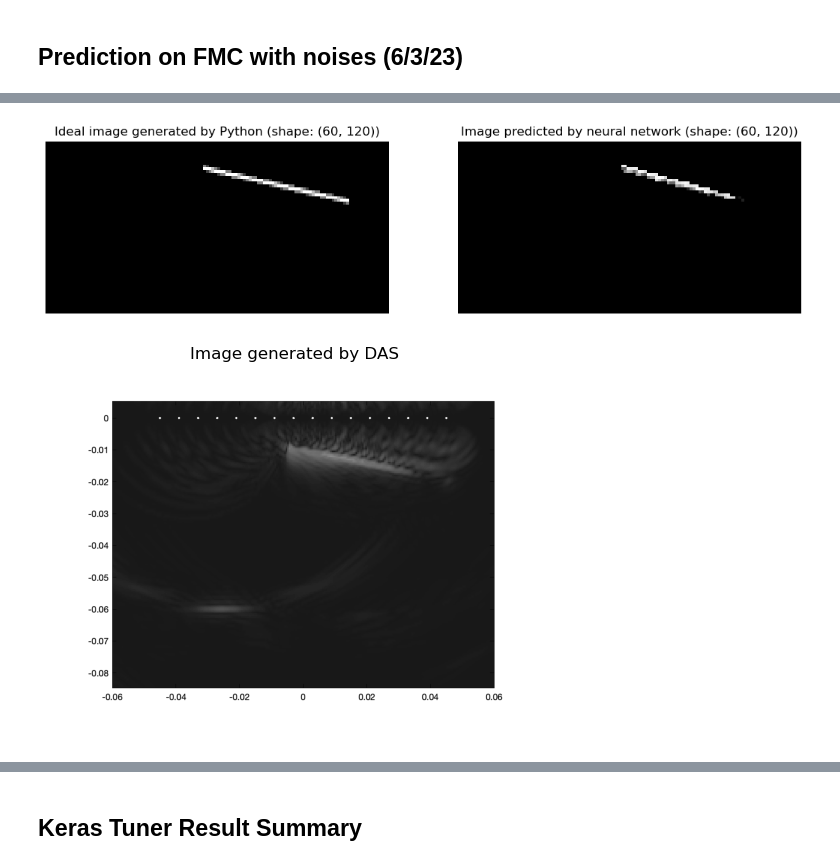
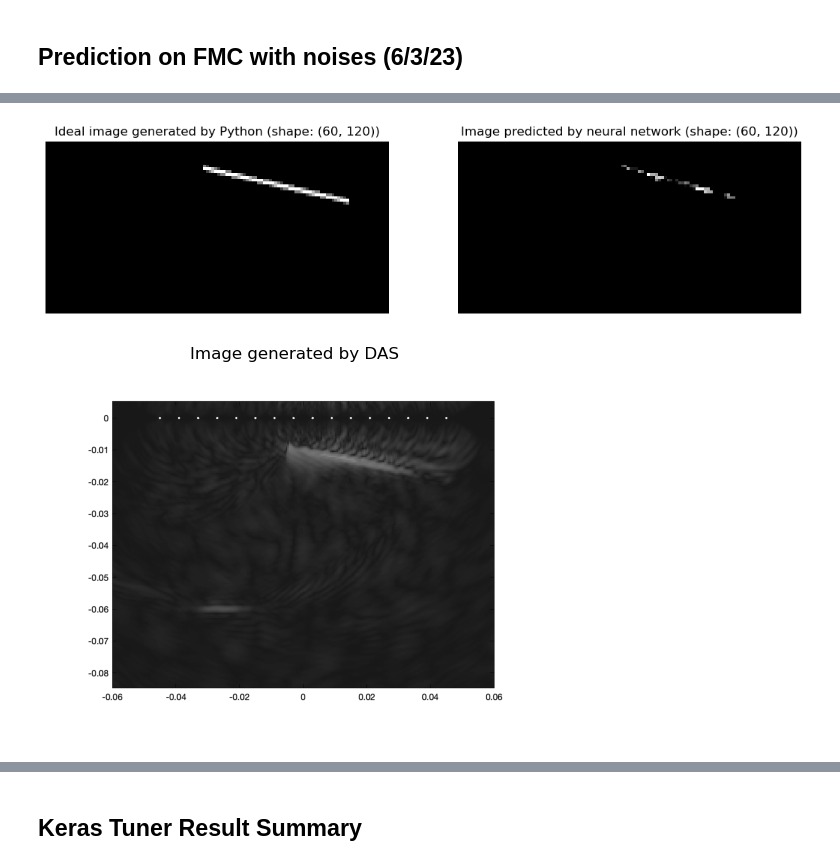
Before and after one commit to MC-Kangan/FYP_Ultrasound_Imaging_ML, a Jupyter notebook: Model_tester.ipynb, the cells around one changed output, grey strips where cells are left out. Saved outputs shown, nothing was run; the diff lists cells and outputs as text; code cells hidden in the pictures.

```diff
--- a/Model_tester.ipynb
+++ b/Model_tester.ipynb
@@ -48,7 +48,8 @@ tf.config.experimental.list_physical_devices()
 # filename = 'cnn3d_v3_1000_5_1.75e-14_50_pooling-lr_100.pkl'
 
 filename = 'cnn3d_v3_2000_5_1.75e-14_50_kt-all_100.pkl'
-info = model_namer_description(filename)
+# filename = '3D_2450_o7167535.pkl'
+# info = model_namer_description(filename)
 model = load_ml_model(filename)
 model.summary()
 # %% [output]
@@ -314,6 +317,6 @@ def check_result_with_noise(model, filename):
     plt.axis('off')
     plt.show()
 
-check_result_with_noise(model, filename = 'fmc_3508_0')
+check_result_with_noise(model, filename = 'fmc_3508_10')
 # %% [output]
 Image index: 3508
@@ -322,2 +325,2 @@ Image noise level: 0
-[figure, old version]
+[figure, new version]
 [figure]
```
Also changed, not shown: parts of 11 cells of this notebook, 2 other files.
